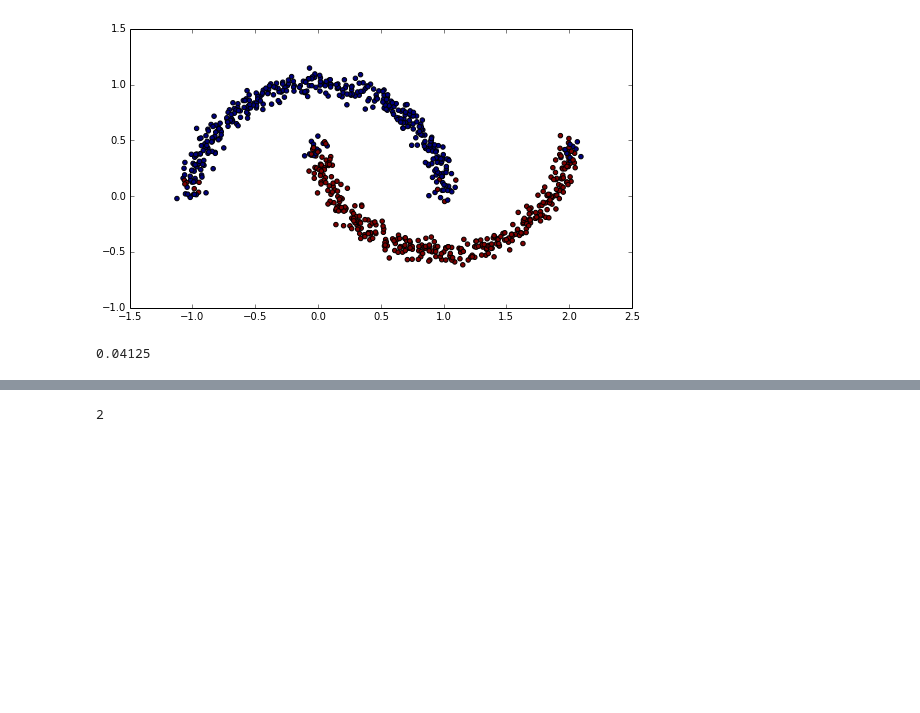
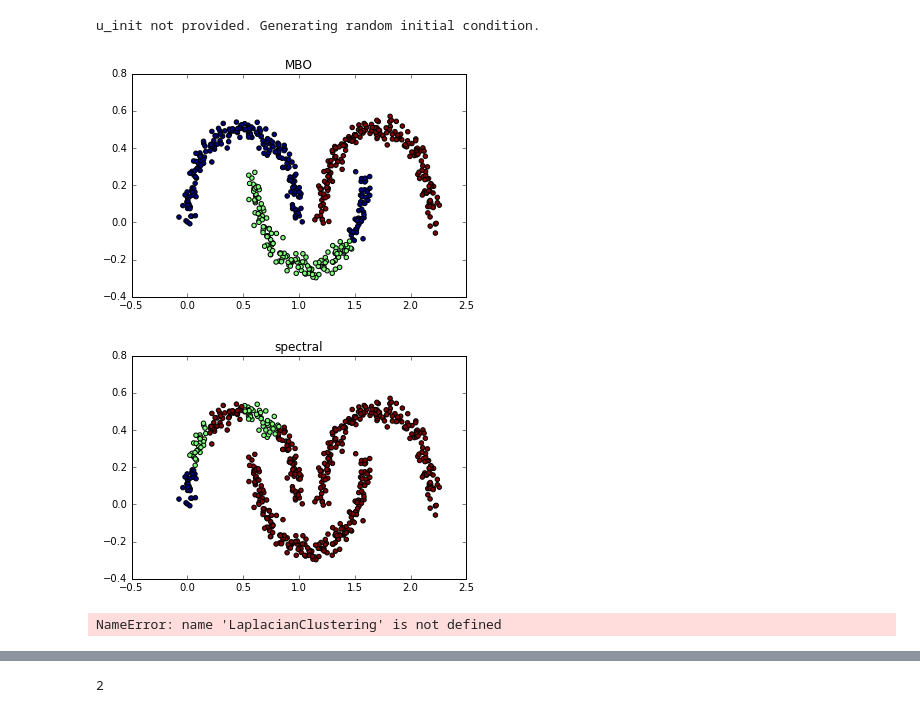
Before and after one commit to mathluo/GraphAlgorithms, a Jupyter notebook: demo/test.ipynb, the cells around one changed output, grey strips where cells are left out. Cells and saved outputs as stored; diff of their text form; code cells hidden in the pictures; blank space fills up the shorter version.

```diff
--- a/demo/test.ipynb
+++ b/demo/test.ipynb
@@ -33,20 +32,3 @@ Graphs Laplacians have been widely used in both clustering and image processing.
 Recently, several new algorithms using the graph Laplacian has been proposed by Prof. Andrea Bertozzi and her collaborators. Unlike methods before, these algorithms aims to approximately minimize the full Graph-Cut energy, and have showned to outperform the standard algorithms mentioned above. These methods also have their origins in the area of PDE's and material science, and can be seen as an elegant connection between the world of machine learning and differential equation.
 
 I have recently implemented a barebone version of her algorithms.
-# %%
-# Two Moons dataset with different noise levels
-n_samples = 800
-x = np.zeros([n_samples,2,3])
-y = np.zeros([n_samples,3])
-plt.figure(1)
-for i in range(3):
-    x[:,:,i],y[:,i] = sklearn.datasets.make_moons(n_samples=n_samples, noise=0.02+.03*(i+1),shuffle = False)
-    n_mid = int(n_samples/2)
-    color = 'r'*n_mid + 'b'*n_mid
-    plt.subplot(1,3,i+1)
-    plt.scatter(x[:,0,i],x[:,1,i],s = 3, color = color)
-    plt.axis('off')
-    plt.title('TwoMoons, sigma = {sig}'.format(sig = 0.02+.03*(i+1)))
-plt.tight_layout()
-plt.rcParams['figure.figsize'] = (9, 5)
-plt.show()
@@ -108,10 +82,0 @@ Warning, fidelity strength eta not supplied. Using default value 1
-# %%
-clf.set_parameters(scheme_type = 'MBO_zero_means', dt = .2)
-clf.fit_predict()
-clf.generate_initial_value()
-plt.scatter(data[:,0], data[:,1], c = clf.labels_)
-plt.show()
-print(clf.compute_error_rate())
-# %% [output]
-[figure, removed]
-0.04125
@@ -119,0 +83,41 @@ a = None
+# %%
+# test spectral clustering multiclass
+from sklearn.cluster import KMeans
+import data
+import graph_cluster
+reload(graph_cluster)
+x,y = data.three_moons()
+clf = LaplacianClustering(scheme_type = 'MBO_fidelity',dt = .8,eta = 1,inner_step_count = 10)
+clf.load_data(raw_data = x,ground_truth=y)
+clf.generate_random_fidelity(percent = .04)
+clf.build_graph(Eig_solver = 'arpack' , affinity = 'z-p', neighbor_type = 'knearest',
+                n_neighbors = 15,Laplacian_type = 'n',gamma = 1, Neig = 20);
+clf.fit_predict()
+plt.scatter(x[:,0], x[:,1], c = clf.labels_)
+plt.title('MBO')
+plt.show()
+
+clf.set_parameters(scheme_type = 'spectral_clustering')
+clf.fit_predict()
+plt.scatter(x[:,0], x[:,1], c = clf.labels_)
+plt.title('spectral')
+plt.show()
+# %% [output]
+u_init not provided. Generating random initial condition.
+[figure, added]
+[figure, added]
+# %%
+import graph_cluster
+import data
+reload(graph_cluster)
+x,y = data.three_moons()
+clf = LaplacianClustering(scheme_type = 'MBO_fidelity',dt = .8,eta = 1,inner_step_count = 10)
+clf.load_data(raw_data = x, ground_truth=y)
+clf.build_graph(Eig_solver = 'arpack' , affinity = 'rbf', neighbor_type = 'knearest',
+                n_neighbors = 15,Laplacian_type = 'n',gamma = 1, Neig = 5)
+clf.fit_predict()
+plt.scatter(x[:,0], x[:,1], c = clf.labels_)
+plt.show()
+print(clf.compute_error_rate())
+# %% [output]
+NameError: name 'LaplacianClustering' is not defined
```
Also changed, not shown: parts of 8 cells of this notebook, 22 other files.
